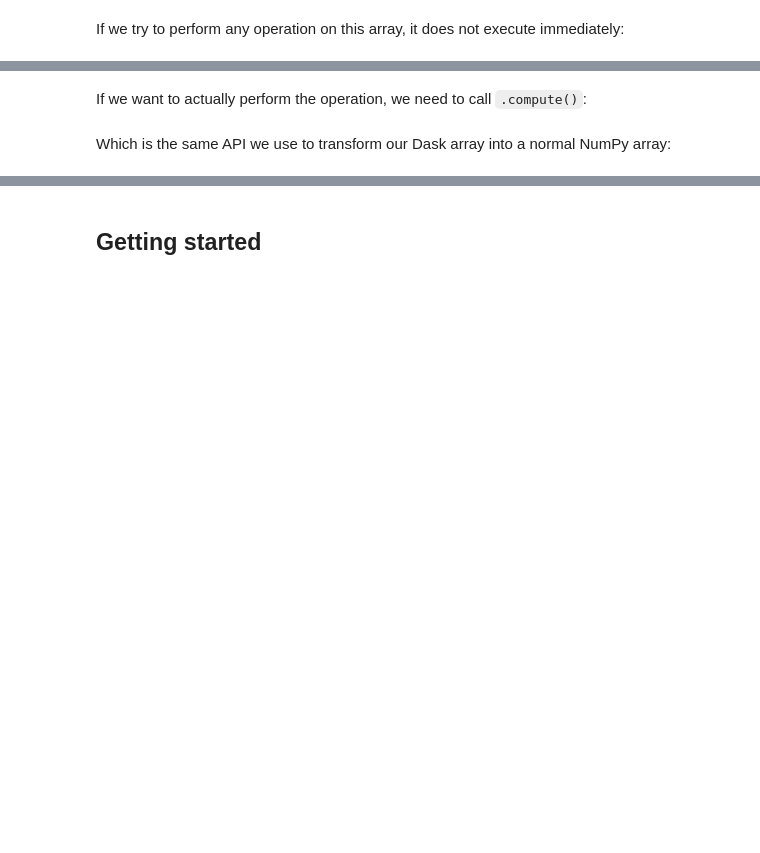
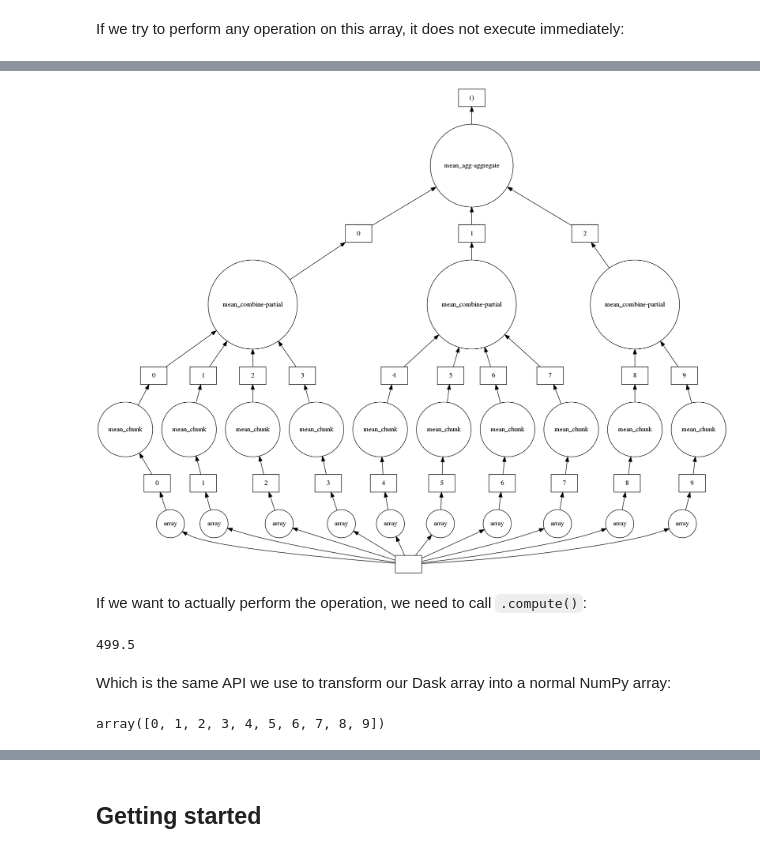
Before and after one commit to astrojuanlu/ie-mbd-advanced-python, a Jupyter notebook: sessions/extra_dask.ipynb, the cells around one changed output, grey strips where cells are left out. Drawn from its saved outputs; the diff is of its cells as text; code cells hidden in the pictures; blank space fills up the shorter version.

```diff
--- a/sessions/extra_dask.ipynb
+++ b/sessions/extra_dask.ipynb
@@ -66,7 +96,19 @@ And we can visualize it:
+# %%
+y.mean().visualize()
+# %% [output]
+[figure, added]
 # %% [markdown]
 If we want to actually perform the operation, we need to call `.compute()`:
+# %%
+y.mean().compute()
+# %% [output]
+499.5
 # %% [markdown]
 Which is the same API we use to transform our Dask array into a normal NumPy array:
+# %%
+y.compute()[:10]
+# %% [output]
+array([0, 1, 2, 3, 4, 5, 6, 7, 8, 9])
 # %% [markdown]
 ## Demo: NYC taxis
 
```
Also changed, not shown: parts of 32 cells of this notebook.
